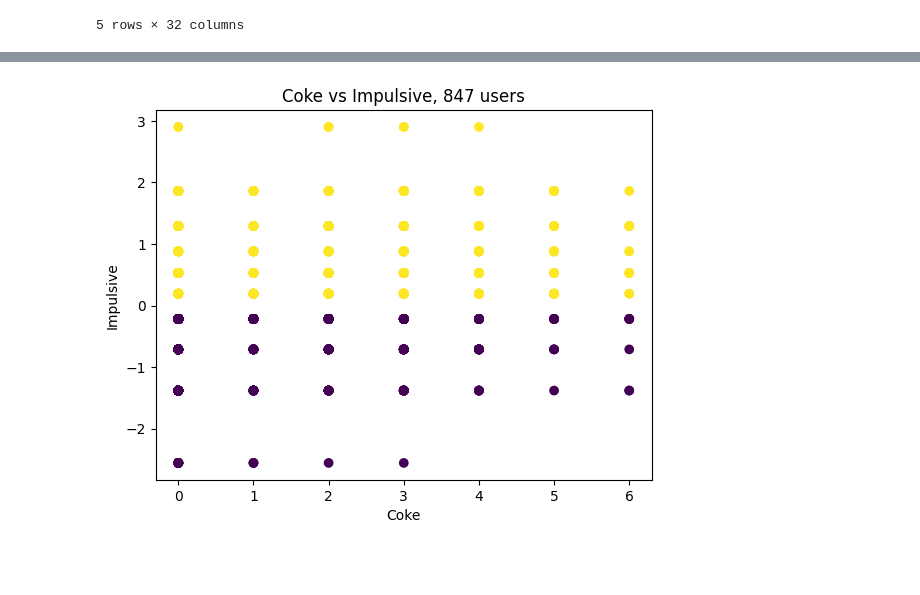
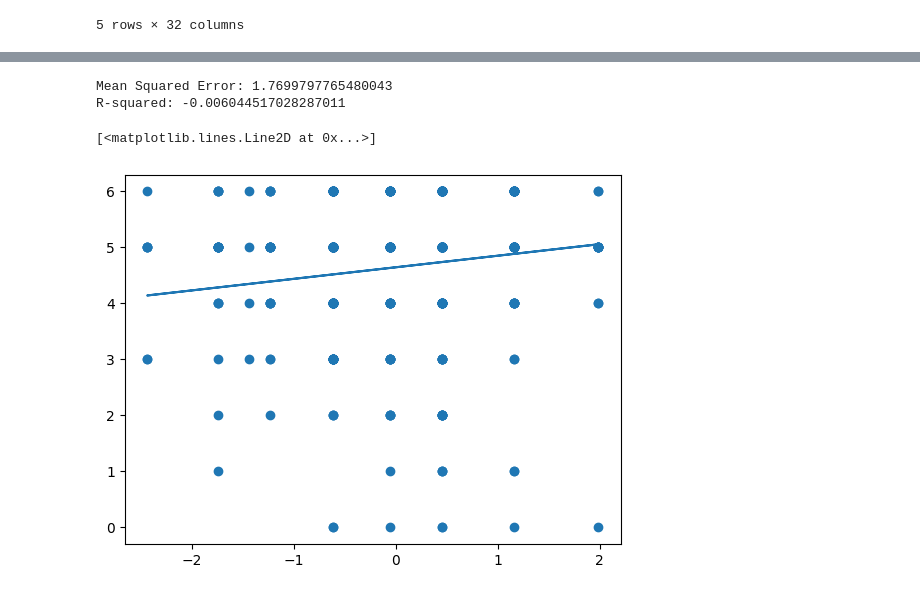
Before and after one commit to Rayanworkout/Predicting-Drug-Consumption, a Jupyter notebook: backend/notebooks/regression/linear.ipynb, the cells around one changed output, grey strips where cells are left out. Cells and saved outputs as stored; diff of their text form; code cells hidden in the pictures; blank space fills up the shorter version.

Commit message:
added linear regression notebook

```diff
--- a/backend/notebooks/regression/linear.ipynb
+++ b/backend/notebooks/regression/linear.ipynb
@@ -53,11 +160,33 @@ plt.show()
-# %%
-# In this chart however, we can see the relationship between the impulsive score and the cocaine consumption.
-# We can witness that there is a clear relationship between the two variables.
-coke_users_count = df[df["Coke"] > 0].shape[0]
-plt.scatter(df["Coke"], df["Impulsive"], c=df["Impulsive"] > 0, cmap='viridis')
-plt.xlabel("Coke")
-plt.ylabel("Impulsive")
-plt.title(f"Coke vs Impulsive, {coke_users_count} users")
-plt.show()
-# %% [output]
-[figure, removed]
+# %%
+from sklearn.model_selection import train_test_split
+from sklearn.linear_model import LinearRegression
+from sklearn.metrics import mean_squared_error, r2_score
+
+
+X = df[['Education']]
+y = df['Alcohol']
+# %%
+X_train, X_test, y_train, y_test = train_test_split(X, y, test_size=0.2, random_state=42)
+
+# Initialize and train the linear regression model
+model = LinearRegression()
+model.fit(X_train, y_train)
+
+# Predict on the testing set
+y_pred = model.predict(X_test)
+
+# Model evaluation
+mse = mean_squared_error(y_test, y_pred)
+r2 = r2_score(y_test, y_pred)
+
+print(f"Mean Squared Error: {mse}")
+print(f"R-squared: {r2}")
+# %% [output]
+Mean Squared Error: 1.7699797765480043
+R-squared: -0.006044517028287011
+# %%
+plt.scatter(X_test,y_test)
+plt.plot(X_test, y_pred)
+# %% [output]
+[<matplotlib.lines.Line2D at 0x...>]
+[figure, added]
```
Also changed, not shown: parts of 6 cells of this notebook.
